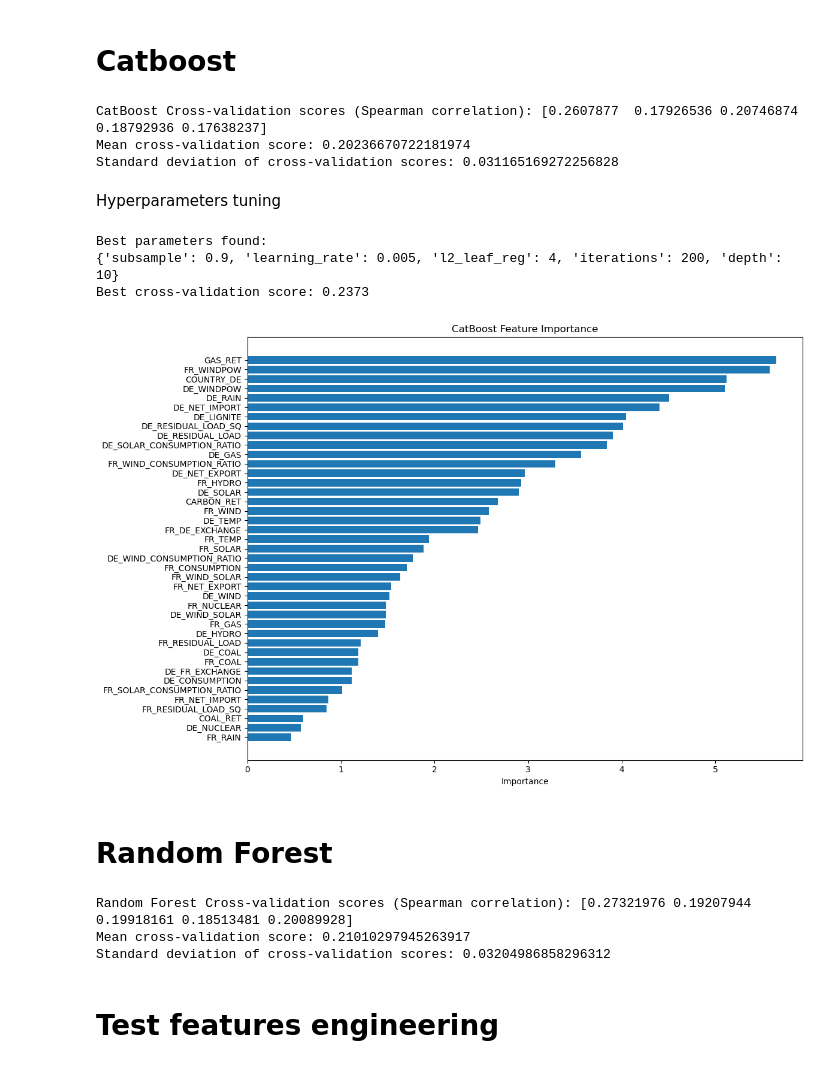
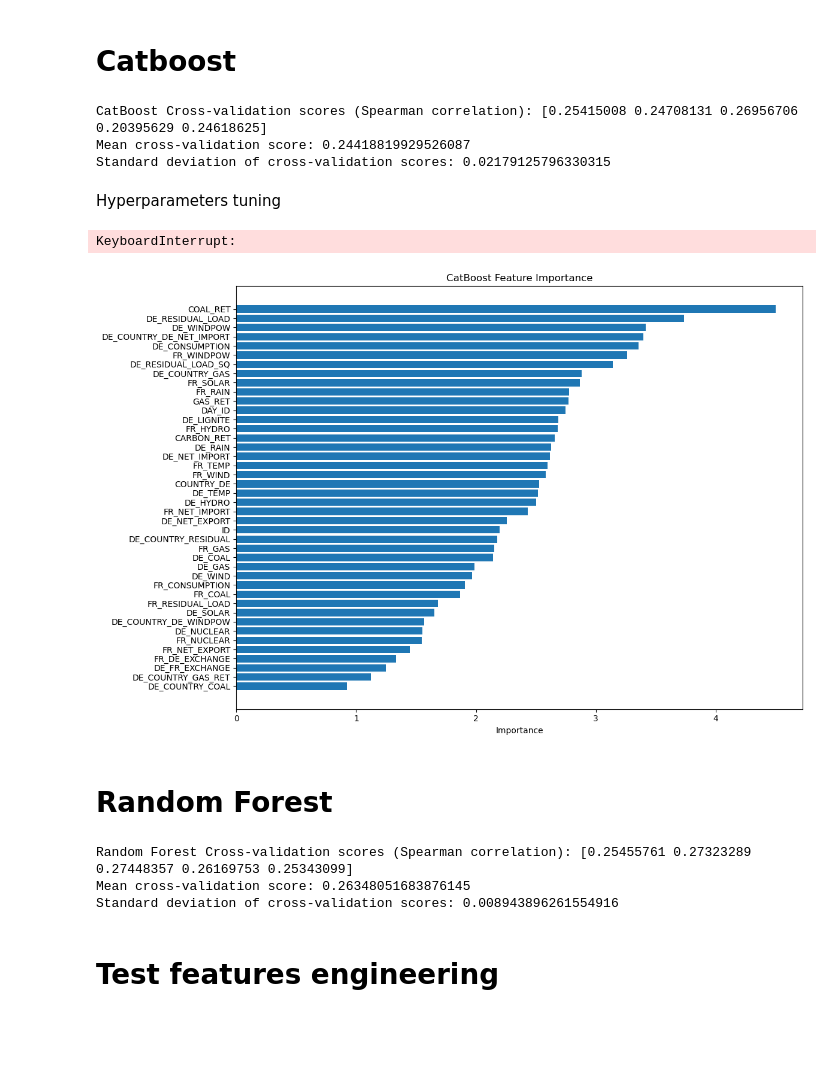
Before and after one commit to paulqevan/Challenge_QRT_prix_elec, a Jupyter notebook: Unique_Model_Thomas.ipynb, the cells around one changed output. Saved outputs shown, nothing was run; the diff lists cells and outputs as text; code cells hidden in the pictures; blank space fills up the shorter version.

```diff
--- a/Unique_Model_Thomas.ipynb
+++ b/Unique_Model_Thomas.ipynb
@@ -546,20 +841,24 @@ from sklearn.model_selection import RandomizedSearchCV
 from scipy.stats import uniform, randint
 
 
-kf = KFold(n_splits=5, shuffle=True, random_state=1)
+kf = KFold(n_splits=5, shuffle=True, random_state=42)
 
 
 
 # Define CatBoost model
 catboost_model = CatBoostRegressor(
-    iterations=200,
-    learning_rate=0.005,
-    depth=10,
-    subsample=0.9,
-    l2_leaf_reg=4,
+    iterations=100,  #utilise 200
+    learning_rate=0.029778221049545684,
+    depth=4,  #utilise 10
+    subsample=0.6924136021544216,
+    l2_leaf_reg=5.007455697346183,
+    border_count=34,
+    random_strength=0.051437686057850714,
+    bagging_temperature=0.47359417746471466,
     random_seed=42,
     verbose=False
 )
+
 
 # Cross-validate the model using Spearman correlation
 cv_scores = cross_val_score(
@@ -574,9 +873,9 @@ print("CatBoost Cross-validation scores (Spearman correlation):", cv_scores)
 print("Mean cross-validation score:", cv_scores.mean())
 print("Standard deviation of cross-validation scores:", cv_scores.std())
 # %% [output]
-CatBoost Cross-validation scores (Spearman correlation): [0.2607877  0.17926536 0.20746874 0.18792936 0.17638237]
-Mean cross-validation score: 0.20236670722181974
-Standard deviation of cross-validation scores: 0.031165169272256828
+CatBoost Cross-validation scores (Spearman correlation): [0.25415008 0.24708131 0.26956706 0.20395629 0.24618625]
+Mean cross-validation score: 0.24418819929526087
+Standard deviation of cross-validation scores: 0.02179125796330315
 # %% [markdown]
 Hyperparameters tuning
 # %%
@@ -596,7 +895,7 @@ kf = KFold(n_splits=5, shuffle=True, random_state=1)
 search = RandomizedSearchCV(
     CatBoostRegressor(random_seed=42, verbose=False),
     param_grid,
-    n_iter=20,  # Number of parameter settings sampled
+    n_iter=100,  # Number of parameter settings sampled
     scoring=spearman_scorer,
     cv=kf,
     random_state=42,
@@ -611,9 +910,7 @@ print("Best parameters found:")
 print(search.best_params_)
 print(f"Best cross-validation score: {search.best_score_:.4f}")
 # %% [output]
-Best parameters found:
-{'subsample': 0.9, 'learning_rate': 0.005, 'l2_leaf_reg': 4, 'iterations': 200, 'depth': 10}
-Best cross-validation score: 0.2373
+KeyboardInterrupt:
 # %%
 from catboost import CatBoostRegressor
 from sklearn.model_selection import cross_val_score, KFold
@@ -624,11 +921,11 @@ from scipy.stats import uniform, randint
 
 # Train the final model on the full training set
 final_catboost_model = CatBoostRegressor(
-    iterations=100,
-    learning_rate=0.01,
-    depth=6,
-    subsample=1,
-    l2_leaf_reg=5,
+    iterations=200,
+    learning_rate=0.005,
+    depth=10,
+    subsample=0.9,
+    l2_leaf_reg=4,
     random_seed=42,
     verbose=False
 )
@@ -636,34 +933,34 @@ final_catboost_model = CatBoostRegressor(
 final_catboost_model.fit(X_train_features, y_train)
 
 # Make predictions on test data
 catboost_predictions = final_catboost_model.predict(X_test_features)
 
 
 
 # Create submission dataframe
 catboost_submission = pd.DataFrame({
     'ID': X_test['ID'],
     'TARGET': catboost_predictions
 })
 
 # Optional: Save submission to CSV
 catboost_submission.to_csv('catboost_submission.csv', index=False)
 
 # Feature importance
 plt.figure(figsize=(12, 8))
 feature_importance = pd.DataFrame({
     'Feature': X_train_features.columns,
     'Importance': final_catboost_model.get_feature_importance()
 }).sort_values('Importance', ascending=False)
 
 plt.barh(feature_importance['Feature'], feature_importance['Importance'])
 plt.xlabel('Importance')
 plt.title('CatBoost Feature Importance')
 plt.gca().invert_yaxis()
 plt.tight_layout()
 plt.show()
 # %% [output]
-[figure, old version]
+[figure, new version]
 # %% [markdown]
 # Random Forest
 # %%
@@ -675,19 +972,20 @@ from scipy.stats import spearmanr
 
 
 # Define cross-validation strategy
-kf = KFold(n_splits=5, shuffle=True, random_state=1)
+kf = KFold(n_splits=5, shuffle=True, random_state=42)
 
 # Define Random Forest model
 rf_model = RandomForestRegressor(
-    n_estimators=500,
-    max_depth=15,
-    min_samples_split=5,
-    min_samples_leaf=2,
+    n_estimators=200,
+    max_depth=30,
+    min_samples_split=3,
+    min_samples_leaf=5,
     max_features='sqrt',
     bootstrap=True,
     random_state=42,
-    n_jobs=-1
+    # n_jobs=-1
 )
+
 
 # Cross-validate the model using Spearman correlation
 cv_scores = cross_val_score(
@@ -740,9 +1038,9 @@ print("Standard deviation of cross-validation scores:", cv_scores.std())
 # Optional: Save submission to CSV
 # rf_submission.to_csv('random_forest_submission.csv', index=False)
 # %% [output]
-Random Forest Cross-validation scores (Spearman correlation): [0.27321976 0.19207944 0.19918161 0.18513481 0.20089928]
-Mean cross-validation score: 0.21010297945263917
-Standard deviation of cross-validation scores: 0.03204986858296312
+Random Forest Cross-validation scores (Spearman correlation): [0.25455761 0.27323289 0.27448357 0.26169753 0.25343099]
+Mean cross-validation score: 0.26348051683876145
+Standard deviation of cross-validation scores: 0.008943896261554916
 # %% [markdown]
 # Test features engineering
 # %%
```
Also changed, not shown: parts of 15 cells of this notebook, 53 other files.
